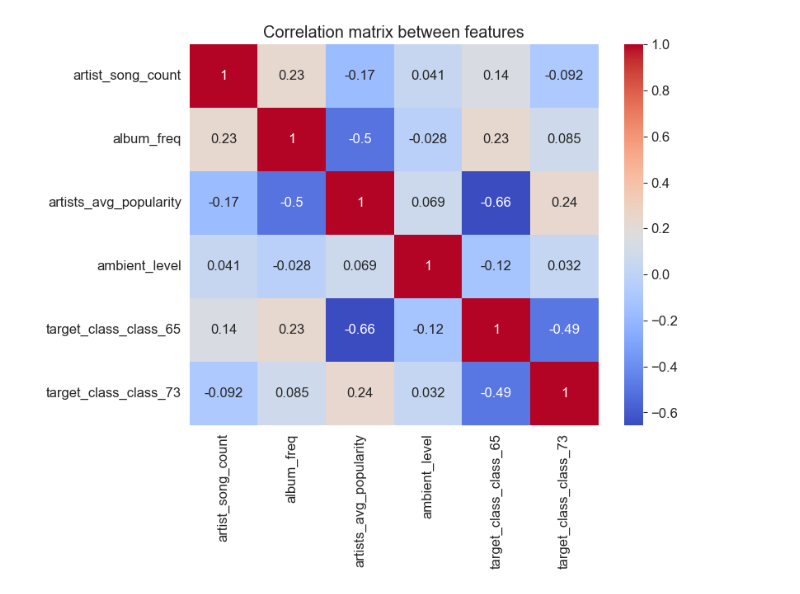
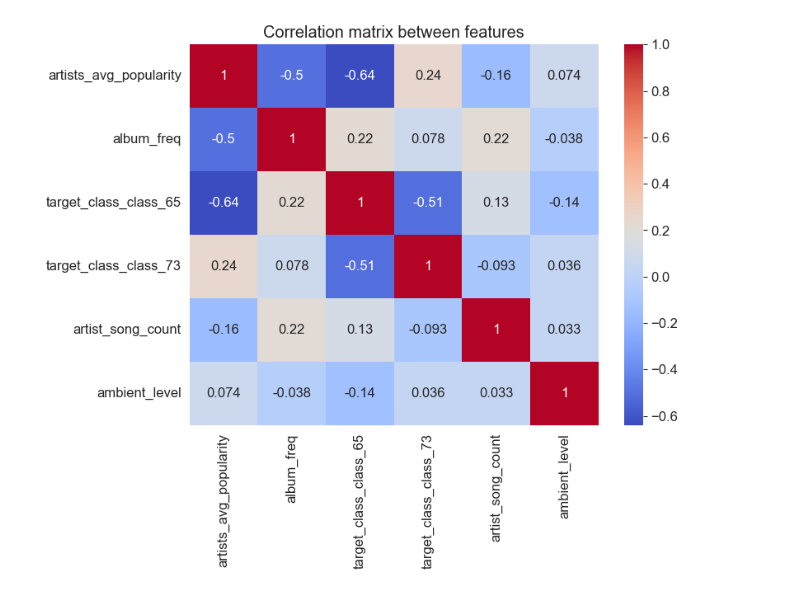
Before and after one commit to EnMiaoYe/APRAU_DEN_C_1211905_1211613_1030058, a Jupyter notebook: src/multiple_regression/find_best_predictors.ipynb, the cells around one changed output. Drawn from its saved outputs; the diff is of its cells as text; code cells hidden in the pictures.

Commit message:
Add Update multiple regression

```diff
--- a/src/multiple_regression/find_best_predictors.ipynb
+++ b/src/multiple_regression/find_best_predictors.ipynb
@@ -123,0 +132,39 @@ As observed, there is no high correlation between the features, which is good ne
+# %%
+
+features_to_verify = [f for f in features_r2_scores if f not in features_to_exclude]
+
+selected_cols = features_to_verify[:2]  # start with first 2 features
+X_current = X_train[selected_cols].copy()
+
+lr = LinearRegression()
+lr.fit(X_current, y_train)
+y_pred = lr.predict(X_current)
+prev_r2 = r2_score(y_train, y_pred)
+
+print(f"Starting with {selected_cols}, initial R²: {prev_r2:.5f}\n")
+
+threshold = 0.001  # Minimum improvement required
+
+# Add remaining features one by one
+for col in features_to_verify[2:]:
+    X_temp = pd.concat([X_current, X_train[[col]]], axis=1)
+    lr.fit(X_temp, y_train)
+    y_pred = lr.predict(X_temp)
+    new_r2 = r2_score(y_train, y_pred)
+
+    delta = new_r2 - prev_r2
+
+    if delta >= threshold:  # add only if improvement >= threshold
+        X_current = X_temp
+        prev_r2 = new_r2
+        selected_cols.append(col)
+        print(f"Added '{col}' → R² improved by {delta:+.5f} → {new_r2:.5f}")
+    elif delta < 0:  # stop if R² gets worse
+        print(f"Stopped: adding '{col}' decreased R² by {delta:+.5f} → {new_r2:.5f}")
+        break
+    else:  # ignore if improvement < threshold but not negative
+        print(f"Ignored '{col}' → R² change {delta:+.5f} (below threshold)")
+
+print("\nSelected features:")
+print(selected_cols)
+print(f"\nFinal R²: {prev_r2:.5f}")
@@ -124,8 +189,8 @@ As observed, there is no high correlation between the features, which is good ne
 # %%
-corr_matrix = X_train_reduced.corr()
+corr_matrix = X_current.corr()
 plt.figure(figsize=(8,6))
 sns.heatmap(corr_matrix, annot=True, cmap='coolwarm')
 plt.title("Correlation matrix between features")
 plt.show()
 # %% [output]
-[figure, old version]
+[figure, new version]
```
Also changed, not shown: parts of 13 cells of this notebook, 3 other files.
